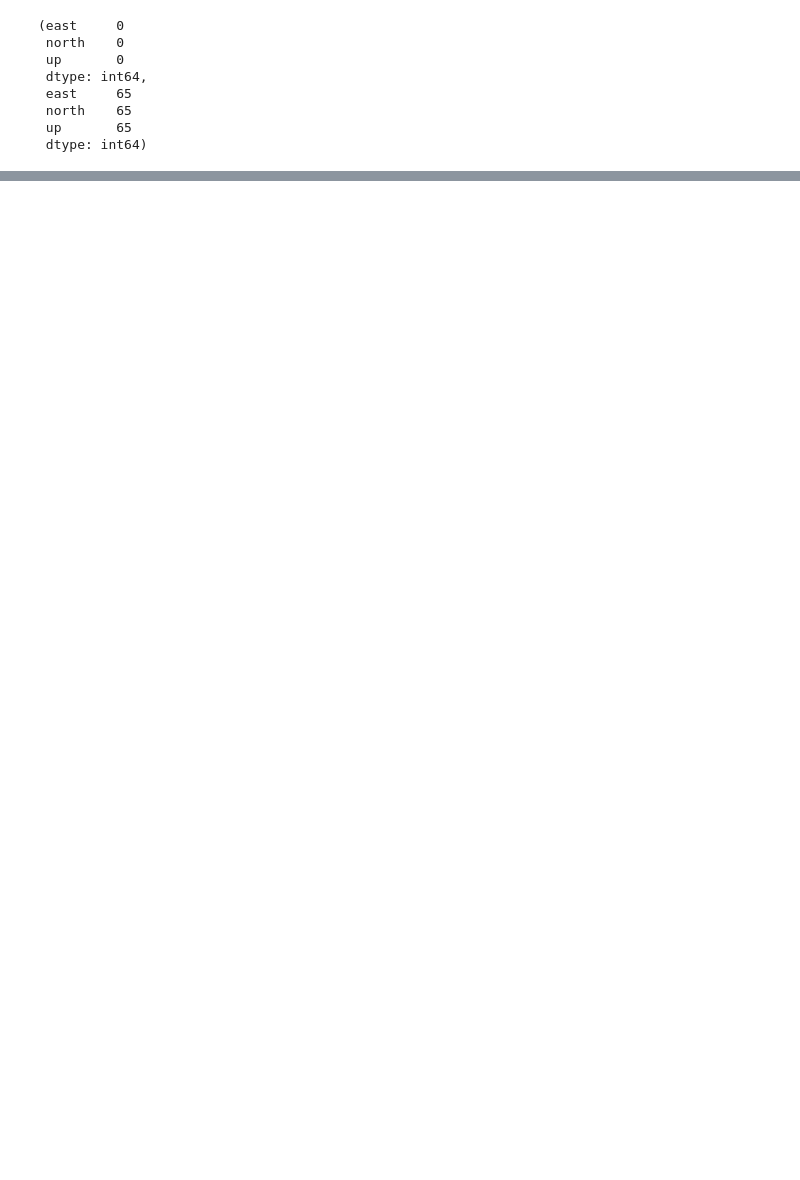
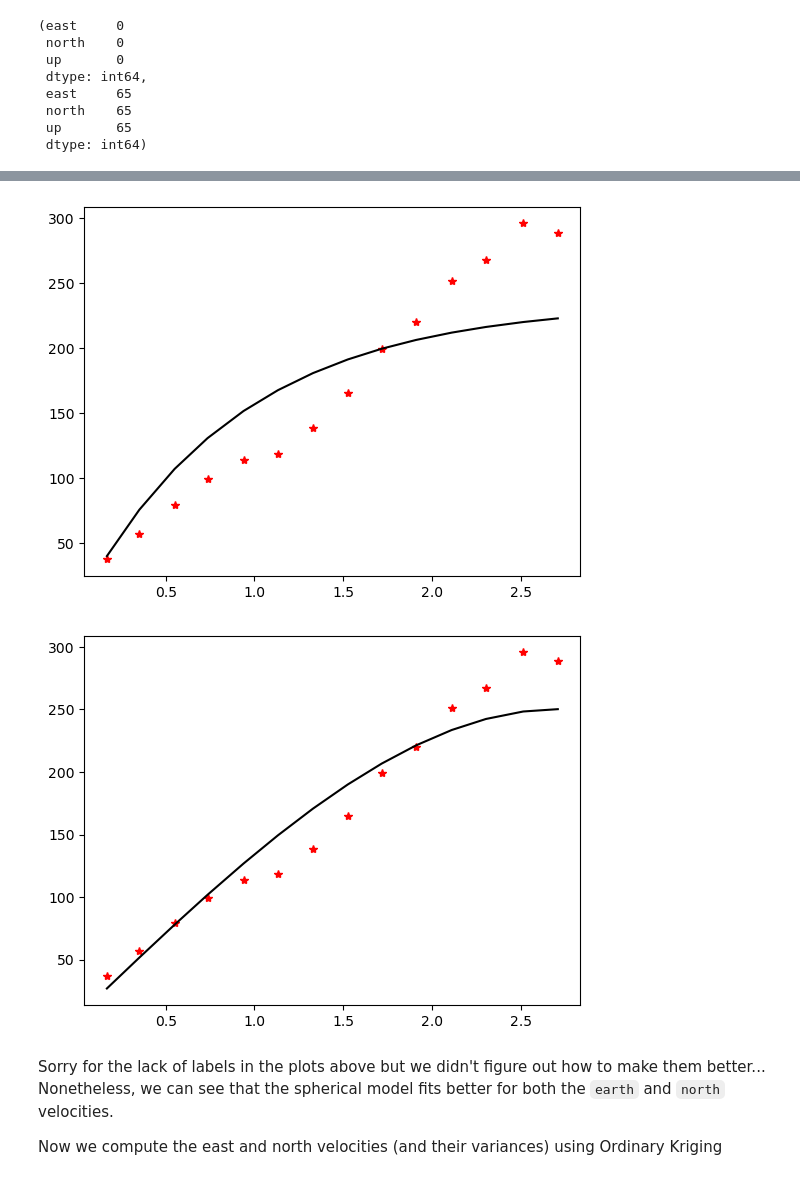
Before and after one commit to ICSlingerland/synthesis_assign, a Jupyter notebook: synthesis.ipynb, the cells around one changed output, grey strips where cells are left out. Cells and saved outputs as stored; diff of their text form; code cells hidden in the pictures; blank space fills up the shorter version.

```diff
--- a/synthesis.ipynb
+++ b/synthesis.ipynb
@@ -668,0 +615,19 @@ ValueError: too many values to unpack (expected 2)
+# %%
+# for north component
+
+OK_exponential_north= OrdinaryKriging(
+    df_velocities['longitude'], df_velocities['latitude'], df_velocities['north'],
+    variogram_model = 'exponential', enable_plotting=True, coordinates_type='geographic', nlags=14
+)
+
+OK_spherical_north = OrdinaryKriging(
+    df_velocities['longitude'], df_velocities['latitude'], df_velocities['north'],
+    variogram_model = 'spherical', enable_plotting=True, coordinates_type='geographic', nlags=14
+)
+# %% [output]
+[figure, added]
+[figure, added]
+# %% [markdown]
+Sorry for the lack of labels in the plots above but we didn't figure out how to make them better... Nonetheless, we can see that the spherical model fits better for both the `earth` and `north` velocities.
+
+Now we compute the east and north velocities (and their variances) using Ordinary Kriging
```
Also changed, not shown: parts of 78 cells of this notebook, 10 other files.
